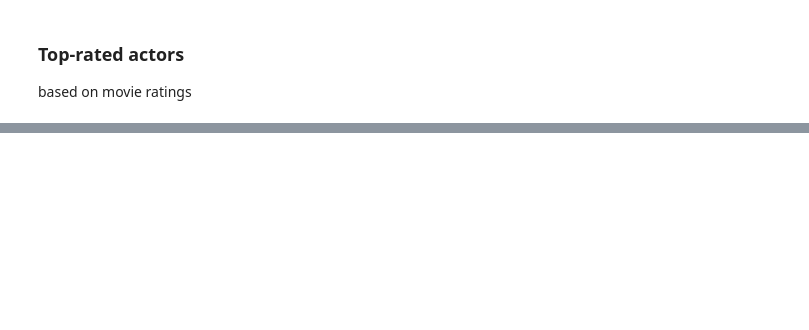
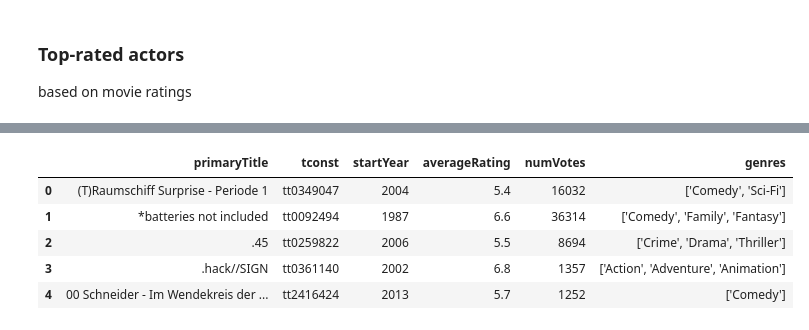
Before and after one commit to Lozzio99/Madness, a Jupyter notebook: MadEda.ipynb, the cells around one changed output, grey strips where cells are left out. Cells and saved outputs as stored; diff of their text form; code cells hidden in the pictures; blank space fills up the shorter version.

```diff
--- a/MadEda.ipynb
+++ b/MadEda.ipynb
@@ -337,0 +341,11 @@ top_actors.sort_values('numVotes' , ascending=False).head(20)
+# %%
+aggregator = {'tconst':'first', 'startYear':'first','averageRating':'mean','numVotes':'first','genres':'first'}
+movie_genres = db.groupby('primaryTitle').agg(aggregator).reset_index()
+movie_genres.head()
+# %% [output]
+|  | primaryTitle | tconst | startYear | averageRating | numVotes | genres |
+| 0 | (T)Raumschiff Surprise - Periode 1 | tt0349047 | 2004 | 5.4 | 16032 | ['Comedy', 'Sci-Fi'] |
+| 1 | *batteries not included | tt0092494 | 1987 | 6.6 | 36314 | ['Comedy', 'Family', 'Fantasy'] |
+| 2 | .45 | tt0259822 | 2006 | 5.5 | 8694 | ['Crime', 'Drama', 'Thriller'] |
+| 3 | .hack//SIGN | tt0361140 | 2002 | 6.8 | 1357 | ['Action', 'Adventure', 'Animation'] |
+| 4 | 00 Schneider - Im Wendekreis der ... | tt2416424 | 2013 | 5.7 | 1252 | ['Comedy'] |
```
Also changed, not shown: parts of 16 cells of this notebook, 1 other file.
